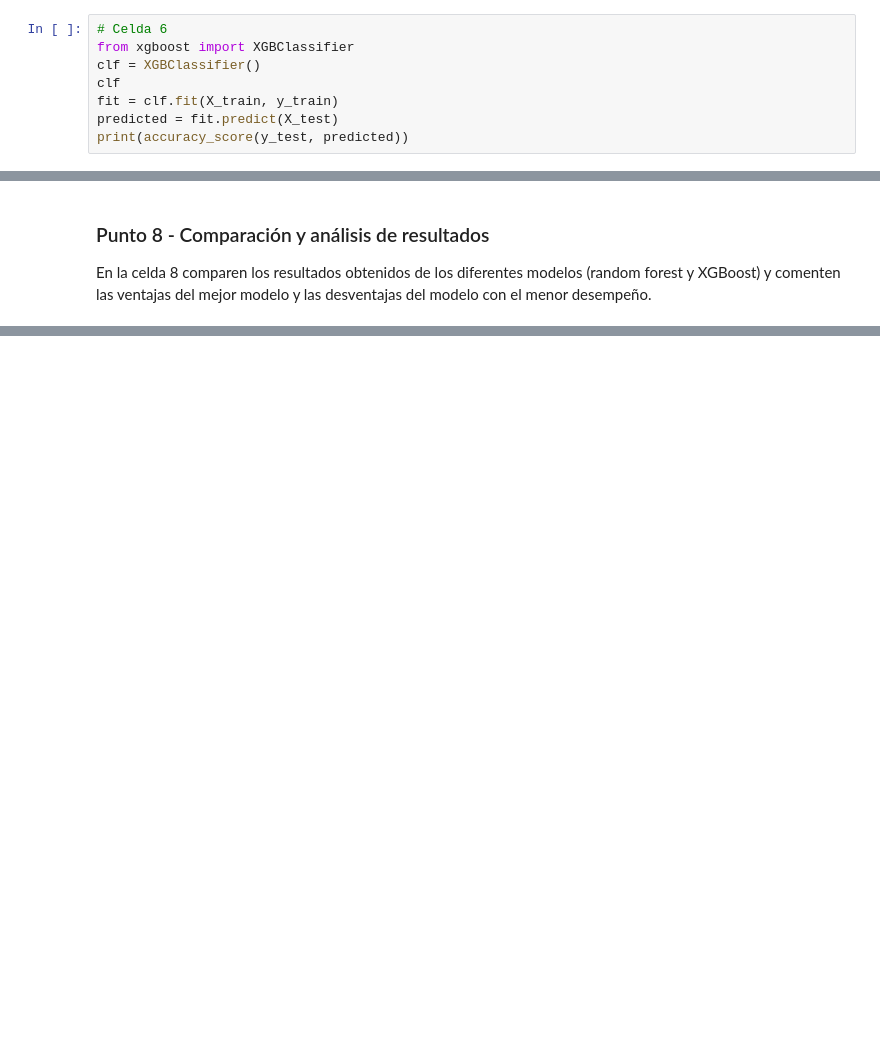
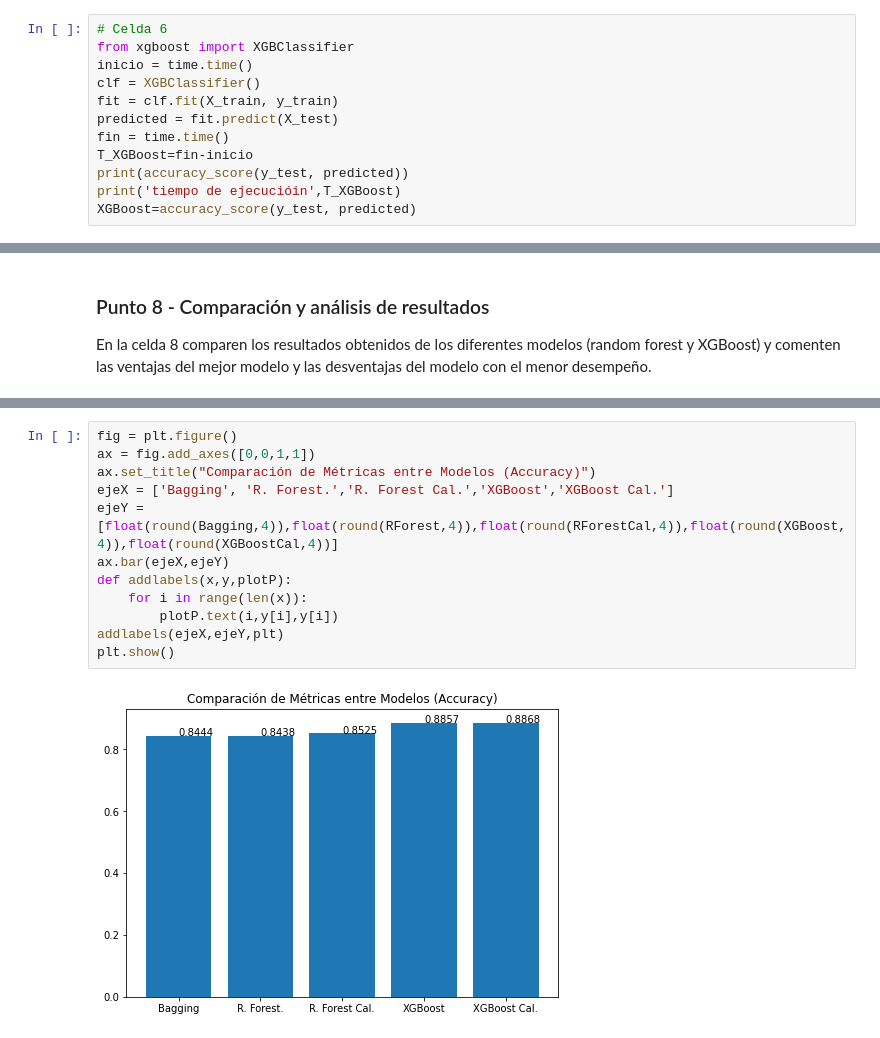
Before and after one commit to cdgonzalezr1/MIAD_ML_and_NLP, a Jupyter notebook: Semana 2/S2TC1_RandomForests_Boosting.ipynb, the cells around one changed output, grey strips where cells are left out. Drawn from its saved outputs; the diff is of its cells as text; blank space fills up the shorter version.

Commit message:
Feat (random_forest_boost): Finished

```diff
--- a/Semana 2/S2TC1_RandomForests_Boosting.ipynb
+++ b/Semana 2/S2TC1_RandomForests_Boosting.ipynb
@@ -293,9 +314,13 @@ En la celda 6 implementen un modelo XGBoost de clasificación con la librería s
 # %%
 # Celda 6
 from xgboost import XGBClassifier
+inicio = time.time()
 clf = XGBClassifier()
-clf
 fit = clf.fit(X_train, y_train)
 predicted = fit.predict(X_test)
+fin = time.time()
+T_XGBoost=fin-inicio
 print(accuracy_score(y_test, predicted))
+print('tiempo de ejecucióin',T_XGBoost)
+XGBoost=accuracy_score(y_test, predicted)
 # %% [output]
@@ -421,0 +455,14 @@ En la celda 8 comparen los resultados obtenidos de los diferentes modelos (rando
+# %%
+fig = plt.figure()
+ax = fig.add_axes([0,0,1,1])
+ax.set_title("Comparación de Métricas entre Modelos (Accuracy)")
+ejeX = ['Bagging', 'R. Forest.','R. Forest Cal.','XGBoost','XGBoost Cal.']
+ejeY = [float(round(Bagging,4)),float(round(RForest,4)),float(round(RForestCal,4)),float(round(XGBoost,4)),float(round(XGBoostCal,4))]
+ax.bar(ejeX,ejeY)
+def addlabels(x,y,plotP):
+    for i in range(len(x)):
+        plotP.text(i,y[i],y[i])
+addlabels(ejeX,ejeY,plt)
+plt.show()
+# %% [output]
+[figure, added]
```
Also changed, not shown: parts of 9 cells of this notebook.
